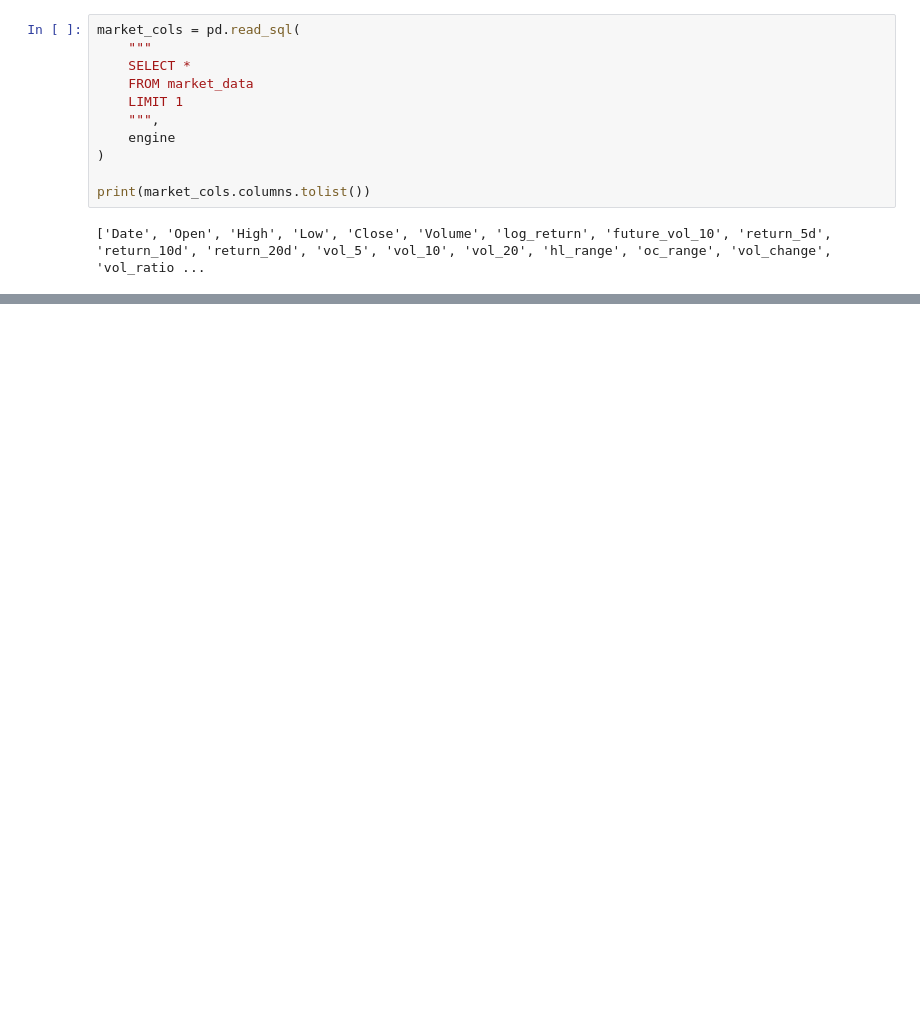
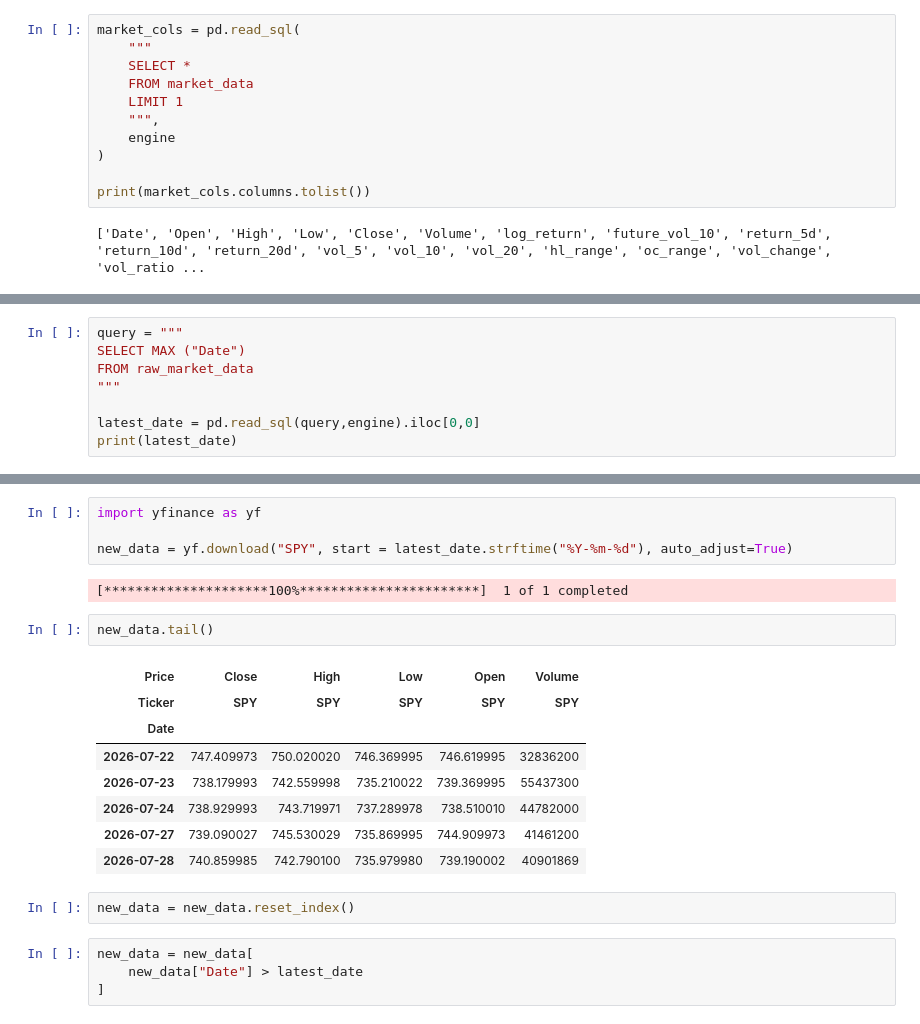
Before and after one commit to Noha-Jung3/Market-Volatility-Prediction, a Jupyter notebook: Notebooks/05_database.ipynb, the cells around one changed output, grey strips where cells are left out. Cells and saved outputs as stored; diff of their text form; blank space fills up the shorter version.

```diff
--- a/Notebooks/05_database.ipynb
+++ b/Notebooks/05_database.ipynb
@@ -244,0 +245,8 @@ LINE 1: INSERT INTO market_data ("('Date', '')", "('Close', 'SPY')",...
+# %%
+query = """
+SELECT MAX ("Date")
+FROM raw_market_data
+"""
+
+latest_date = pd.read_sql(query,engine).iloc[0,0]
+print(latest_date)
@@ -244,0 +255,23 @@ LINE 1: INSERT INTO market_data ("('Date', '')", "('Close', 'SPY')",...
+# %%
+import yfinance as yf
+
+new_data = yf.download("SPY", start = latest_date.strftime("%Y-%m-%d"), auto_adjust=True)
+# %% [output]
+[*********************100%***********************]  1 of 1 completed
+# %%
+new_data.tail()
+# %% [output]
+| Price | Close | High | Low | Open | Volume |
+| Ticker | SPY | SPY | SPY | SPY | SPY |
+| Date |  |  |  |  |  |
+| 2026-07-22 | 747.409973 | 750.020020 | 746.369995 | 746.619995 | 32836200 |
+| 2026-07-23 | 738.179993 | 742.559998 | 735.210022 | 739.369995 | 55437300 |
+| 2026-07-24 | 738.929993 | 743.719971 | 737.289978 | 738.510010 | 44782000 |
+| 2026-07-27 | 739.090027 | 745.530029 | 735.869995 | 744.909973 | 41461200 |
+| 2026-07-28 | 740.859985 | 742.790100 | 735.979980 | 739.190002 | 40901869 |
+# %%
+new_data = new_data.reset_index()
+# %%
+new_data = new_data[
+    new_data["Date"] > latest_date
+]
```
Also changed, not shown: parts of 14 cells of this notebook, 1 other file.
